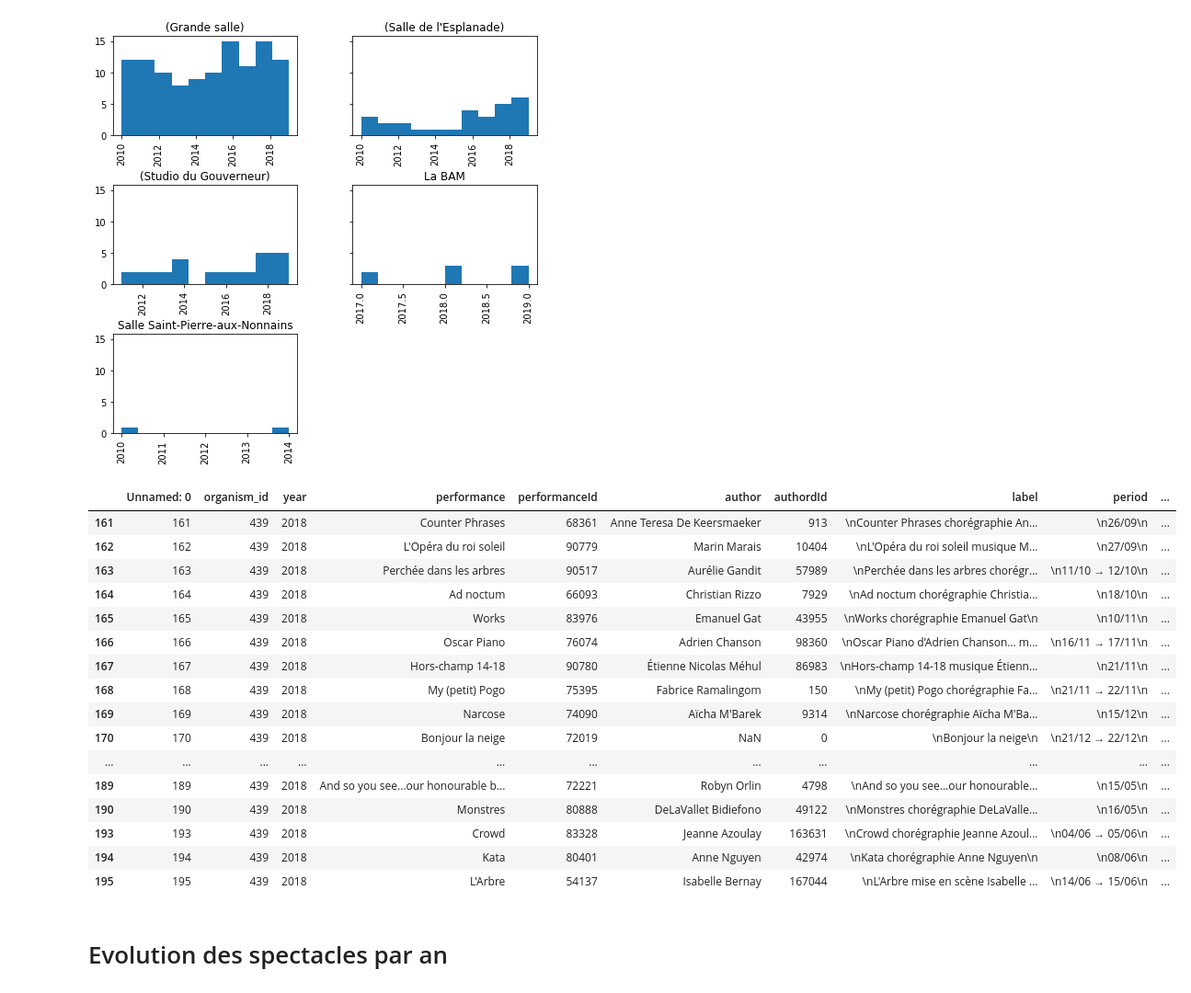
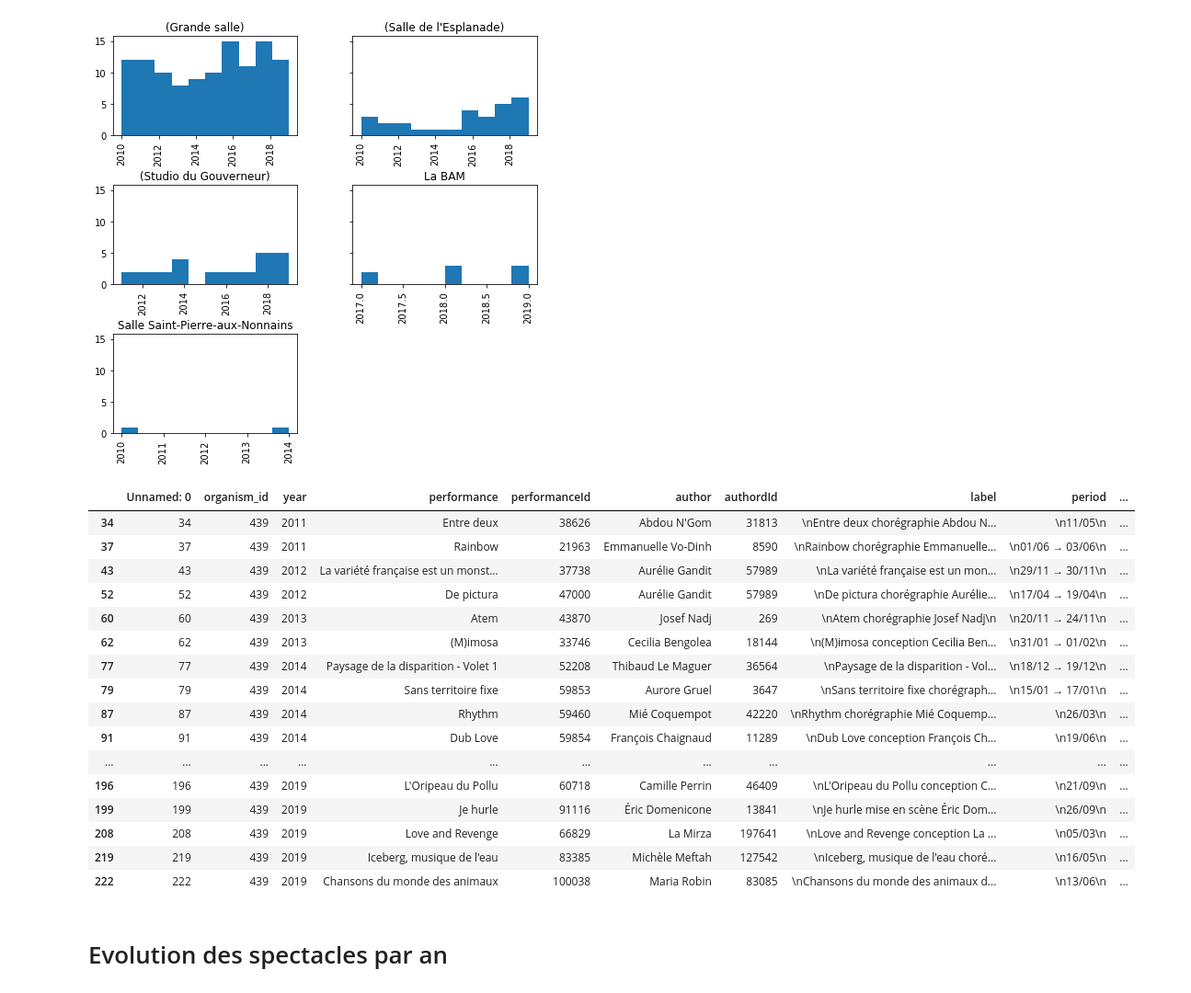
Before and after one commit to eliselavy/scrapper-notebook, a Jupyter notebook: notebooks/archives_spectacle/question_archives.ipynb, the cells around one changed output. Shown: that part at 92% size. Cells and saved outputs as stored; diff of their text form; code cells hidden in the pictures.

```diff
--- a/notebooks/archives_spectacle/question_archives.ipynb
+++ b/notebooks/archives_spectacle/question_archives.ipynb
@@ -179,30 +179,31 @@ axes = salle_zoom_df.hist(
 [figure]
 # %%
 import pandas as pd
-csv_file_path = "all_10_years_organism_439.csv"
+import os
+csv_file_path = os.getcwd() + "/data/all_10_years_organism_439.csv"
 df_organism = pd.read_csv(csv_file_path)
 df_organism = df_organism[df_organism['performanceId'] != 0]
-#df_organism = df_organism[df_organism['place'].isin(["(Grande salle)"])]
-df_organism = df_organism[df_organism['year'].isin(["2018"])]
+df_organism = df_organism[df_organism['place'].isin(["(Studio du Gouverneur)"])]
+#df_organism = df_organism[df_organism['year'].isin(["2018"])]
 df_organism
 # %% [output]
 |  | Unnamed: 0 | organism_id | year | performance | performanceId | author | authordId | label | period | ... |
-| 161 | 161 | 439 | 2018 | Counter Phrases | 68361 | Anne Teresa De Keersmaeker | 913 | \nCounter Phrases chorégraphie An... | \n26/09\n | ... |
-| 162 | 162 | 439 | 2018 | L'Opéra du roi soleil | 90779 | Marin Marais | 10404 | \nL'Opéra du roi soleil musique M... | \n27/09\n | ... |
-| 163 | 163 | 439 | 2018 | Perchée dans les arbres | 90517 | Aurélie Gandit | 57989 | \nPerchée dans les arbres chorégr... | \n11/10 → 12/10\n | ... |
-| 164 | 164 | 439 | 2018 | Ad noctum | 66093 | Christian Rizzo | 7929 | \nAd noctum chorégraphie Christia... | \n18/10\n | ... |
-| 165 | 165 | 439 | 2018 | Works | 83976 | Emanuel Gat | 43955 | \nWorks chorégraphie Emanuel Gat\n | \n10/11\n | ... |
-| 166 | 166 | 439 | 2018 | Oscar Piano | 76074 | Adrien Chanson | 98360 | \nOscar Piano d’Adrien Chanson… m... | \n16/11 → 17/11\n | ... |
-| 167 | 167 | 439 | 2018 | Hors-champ 14-18 | 90780 | Étienne Nicolas Méhul | 86983 | \nHors-champ 14-18 musique Étienn... | \n21/11\n | ... |
-| 168 | 168 | 439 | 2018 | My (petit) Pogo | 75395 | Fabrice Ramalingom | 150 | \nMy (petit) Pogo chorégraphie Fa... | \n21/11 → 22/11\n | ... |
-| 169 | 169 | 439 | 2018 | Narcose | 74090 | Aïcha M'Barek | 9314 | \nNarcose chorégraphie Aïcha M'Ba... | \n15/12\n | ... |
-| 170 | 170 | 439 | 2018 | Bonjour la neige | 72019 | NaN | 0 | \nBonjour la neige\n | \n21/12 → 22/12\n | ... |
+| 34 | 34 | 439 | 2011 | Entre deux | 38626 | Abdou N'Gom | 31813 | \nEntre deux chorégraphie Abdou N... | \n11/05\n | ... |
+| 37 | 37 | 439 | 2011 | Rainbow | 21963 | Emmanuelle Vo-Dinh | 8590 | \nRainbow chorégraphie Emmanuelle... | \n01/06 → 03/06\n | ... |
+| 43 | 43 | 439 | 2012 | La variété française est un monst... | 37738 | Aurélie Gandit | 57989 | \nLa variété française est un mon... | \n29/11 → 30/11\n | ... |
+| 52 | 52 | 439 | 2012 | De pictura | 47000 | Aurélie Gandit | 57989 | \nDe pictura chorégraphie Aurélie... | \n17/04 → 19/04\n | ... |
+| 60 | 60 | 439 | 2013 | Atem | 43870 | Josef Nadj | 269 | \nAtem chorégraphie Josef Nadj\n | \n20/11 → 24/11\n | ... |
+| 62 | 62 | 439 | 2013 | (M)imosa | 33746 | Cecilia Bengolea | 18144 | \n(M)imosa conception Cecilia Ben... | \n31/01 → 01/02\n | ... |
+| 77 | 77 | 439 | 2014 | Paysage de la disparition - Volet 1 | 52208 | Thibaud Le Maguer | 36564 | \nPaysage de la disparition - Vol... | \n18/12 → 19/12\n | ... |
+| 79 | 79 | 439 | 2014 | Sans territoire fixe | 59853 | Aurore Gruel | 3647 | \nSans territoire fixe chorégraph... | \n15/01 → 17/01\n | ... |
+| 87 | 87 | 439 | 2014 | Rhythm | 59460 | Mié Coquempot | 42220 | \nRhythm chorégraphie Mié Coquemp... | \n26/03\n | ... |
+| 91 | 91 | 439 | 2014 | Dub Love | 59854 | François Chaignaud | 11289 | \nDub Love conception François Ch... | \n19/06\n | ... |
 | ... | ... | ... | ... | ... | ... | ... | ... | ... | ... | ... |
-| 189 | 189 | 439 | 2018 | And so you see...our honourable b... | 72221 | Robyn Orlin | 4798 | \nAnd so you see...our honourable... | \n15/05\n | ... |
-| 190 | 190 | 439 | 2018 | Monstres | 80888 | DeLaVallet Bidiefono | 49122 | \nMonstres chorégraphie DeLaValle... | \n16/05\n | ... |
-| 193 | 193 | 439 | 2018 | Crowd | 83328 | Jeanne Azoulay | 163631 | \nCrowd chorégraphie Jeanne Azoul... | \n04/06 → 05/06\n | ... |
-| 194 | 194 | 439 | 2018 | Kata | 80401 | Anne Nguyen | 42974 | \nKata chorégraphie Anne Nguyen\n | \n08/06\n | ... |
-| 195 | 195 | 439 | 2018 | L'Arbre | 54137 | Isabelle Bernay | 167044 | \nL'Arbre mise en scène Isabelle ... | \n14/06 → 15/06\n | ... |
+| 196 | 196 | 439 | 2019 | L'Oripeau du Pollu | 60718 | Camille Perrin | 46409 | \nL'Oripeau du Pollu conception C... | \n21/09\n | ... |
+| 199 | 199 | 439 | 2019 | Je hurle | 91116 | Éric Domenicone | 13841 | \nJe hurle mise en scène Éric Dom... | \n26/09\n | ... |
+| 208 | 208 | 439 | 2019 | Love and Revenge | 66829 | La Mirza | 197641 | \nLove and Revenge conception La ... | \n05/03\n | ... |
+| 219 | 219 | 439 | 2019 | Iceberg, musique de l'eau | 83385 | Michèle Meftah | 127542 | \nIceberg, musique de l'eau choré... | \n16/05\n | ... |
+| 222 | 222 | 439 | 2019 | Chansons du monde des animaux | 100038 | Maria Robin | 83085 | \nChansons du monde des animaux d... | \n13/06\n | ... |
 # %% [markdown]
 # Evolution des spectacles par an
 # %%
```
Also changed, not shown: 2 other files.
